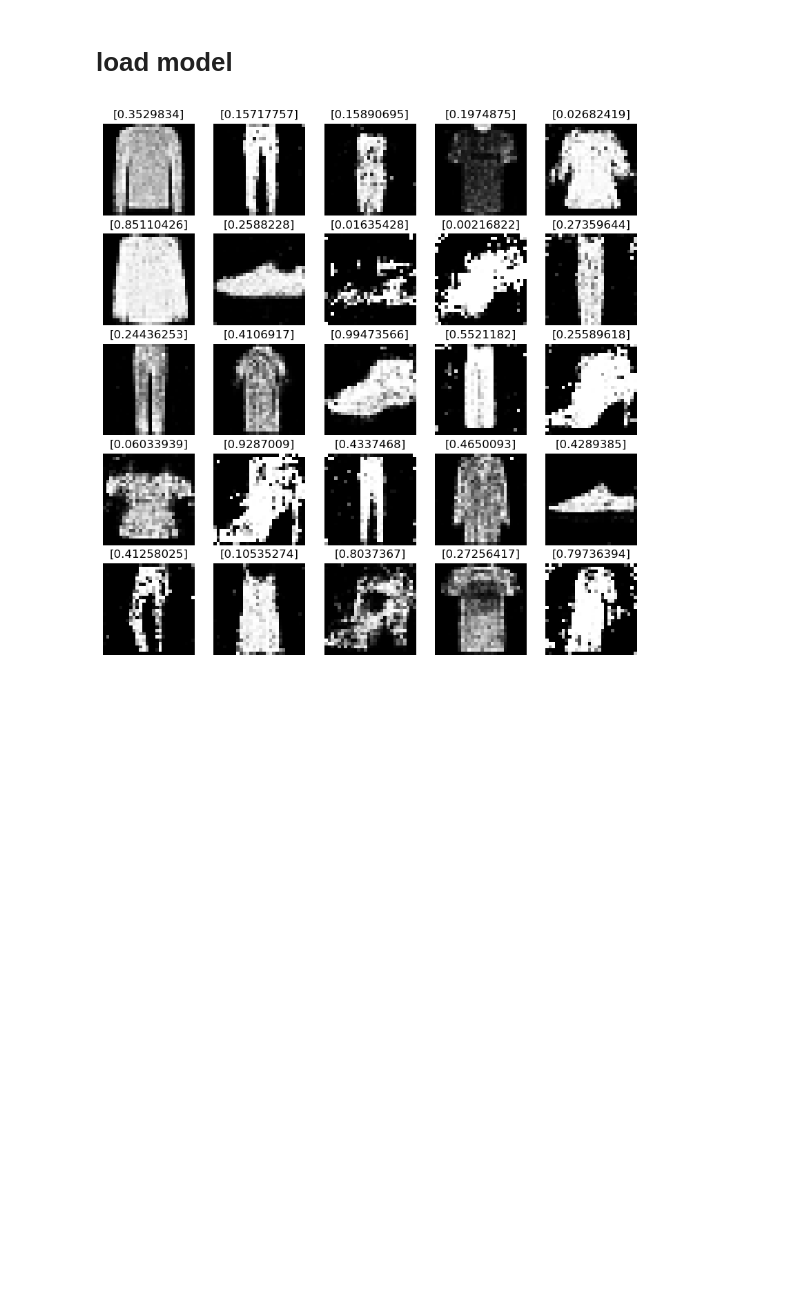
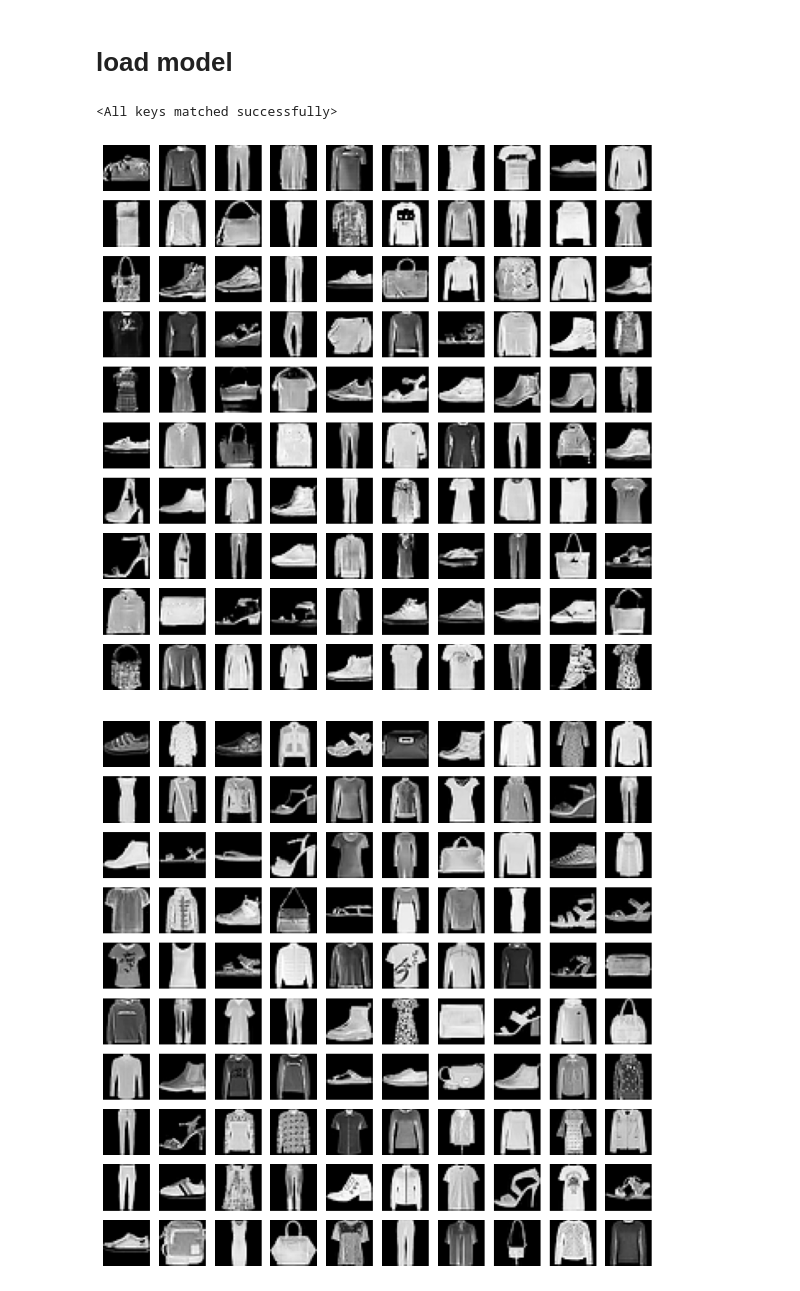
Before and after one commit to RoyH11/Computer_Vision_Practice, a Jupyter notebook: GANs Series/DC-GANs/DC-GANs-Fashion.ipynb, the cells around one changed output. Cells and saved outputs as stored; diff of their text form; code cells hidden in the pictures; blank space fills up the shorter version.

```diff
--- a/GANs Series/DC-GANs/DC-GANs-Fashion.ipynb
+++ b/GANs Series/DC-GANs/DC-GANs-Fashion.ipynb
@@ -29,6 +31,8 @@ DEVICE = torch.device("cuda" if torch.cuda.is_available() else "cpu")
 print(DEVICE)
 # %% [output]
 cuda
+# %%
+root_dir = r"C:\Users\S237442\Documents\Code Practice\data"
 # %%
 # Define the transform to convert the images to tensors
 transform = transforms.Compose([
@@ -37,7 +41,7 @@ transform = transforms.Compose([
 ])
 
 # Download the Fashion MNIST dataset
-train_set = datasets.FashionMNIST(root='./data', train=True, download=True, transform=transform)
+train_set = datasets.FashionMNIST(root=root_dir, train=True, download=True, transform=transform)
 # %%
 # data loader
 train_loader = torch.utils.data.DataLoader(train_set, batch_size= BATCH_SIZE, shuffle=True)
@@ -267,30 +291,52 @@ print('Model saved!')
 Model saved!
 # %% [markdown]
 # load model
+# %%
+# load the model
+generator = Generator().to(DEVICE)
+discriminator = Discriminator().to(DEVICE)
+generator.load_state_dict(torch.load('saved_models/generator-1.pth'))
+discriminator.load_state_dict(torch.load('saved_models/discriminator-1.pth'))
+# %% [output]
+<All keys matched successfully>
 # %%
-# load the model
-generator = Generator().to(DEVICE)
-discriminator = Discriminator().to(DEVICE)
-generator.load_state_dict(torch.load('saved_models/generator-1.pth'))
-discriminator.load_state_dict(torch.load('saved_models/discriminator-1.pth'))
 generator.eval()
 discriminator.eval()
 
 # generate some images
-noise = torch.randn(25, LATENT_DIM).to(DEVICE)
+noise = torch.randn(100, LATENT_DIM,1,1).to(DEVICE)
 with torch.no_grad():
     fake_image = generator(noise).detach()
     prediction = discriminator(fake_image).detach()
 
     fake_image = fake_image.cpu().numpy()
     prediction = prediction.cpu().numpy()
 
     plt.figure(figsize=(10, 10))
-    for i in range(25):
-        plt.subplot(5, 5, i + 1)
+    for i in range(100):
+        plt.subplot(10, 10, i + 1)
         plt.imshow(fake_image[i].squeeze(), cmap='gray')
-        plt.title(prediction[i])
+        #plt.title(prediction[i])
         plt.axis('off')
     plt.show()
+
+# get 100 real images
+real_images_list = []
+for index, (real_images, _) in enumerate(train_loader):
+    for image in real_images:
+        image = image.cpu().numpy()
+        real_images_list.append(image)
+        if len(real_images_list) == 100:
+            break
+    if len(real_images_list) == 100:
+        break
+
+plt.figure(figsize=(10, 10))
+for i in range(100):
+    plt.subplot(10, 10, i + 1)
+    plt.imshow(real_images_list[i].squeeze(), cmap='gray')
+    plt.axis('off')
+plt.show()
 # %% [output]
-[figure, old version]
+[figure, new version]
+[figure, added]
```
Also changed, not shown: parts of 17 cells of this notebook, 2 other files.
